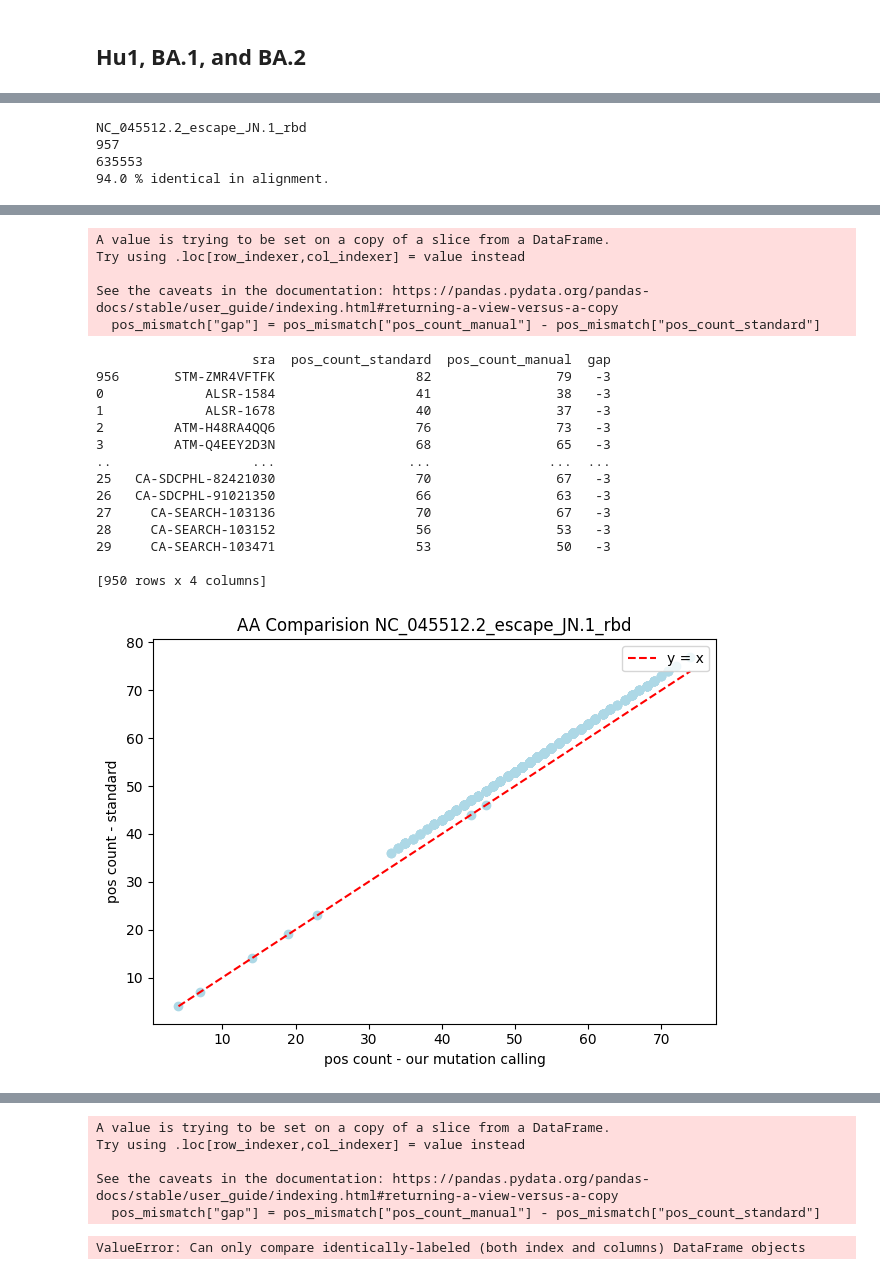
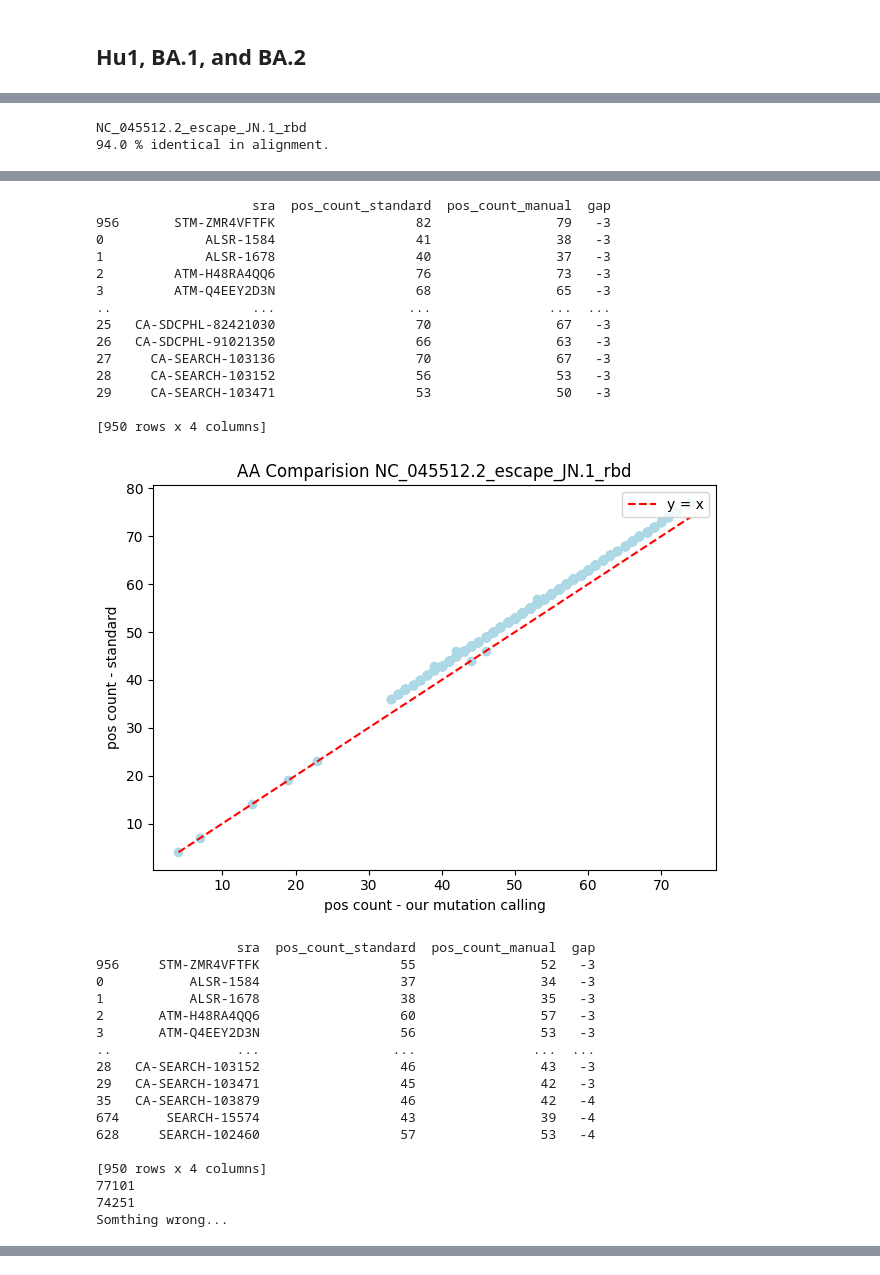
Before and after one commit to yutiachen5/bjorn_rep, a Jupyter notebook: output/sanity_check.ipynb, the cells around one changed output, grey strips where cells are left out. Saved outputs shown, nothing was run; the diff lists cells and outputs as text; code cells hidden in the pictures.

```diff
--- a/output/sanity_check.ipynb
+++ b/output/sanity_check.ipynb
@@ -263,30 +260,41 @@ Index: []
 73762
 73762
 # %%
-tmp1, tmp2 = compare(jn1_gf_dir, sc2_mm_dir, "NC_045512.2_escape_JN.1_rbd")
+# there should be mismatch here since I manually modify nucs in reference genome to make it compatibale with gofasta
+mut_a, mut_b, tmp1, tmp2 = compare(jn1_gf_dir, sc2_mm_dir, "NC_045512.2_escape_JN.1_rbd")
 # %% [output]
 NC_045512.2_escape_JN.1_rbd
-957
-635553
 94.0 % identical in alignment.
 [figure]
-A value is trying to be set on a copy of a slice from a DataFrame.
-Try using .loc[row_indexer,col_indexer] = value instead
+                    sra  pos_count_standard  pos_count_manual  gap
+956       STM-ZMR4VFTFK                  82                79   -3
+0             ALSR-1584                  41                38   -3
+1             ALSR-1678                  40                37   -3
+2         ATM-H48RA4QQ6                  76                73   -3
+3         ATM-Q4EEY2D3N                  68                65   -3
+..                  ...                 ...               ...  ...
+25   CA-SDCPHL-82421030                  70                67   -3
+26   CA-SDCPHL-91021350                  66                63   -3
+27     CA-SEARCH-103136                  70                67   -3
+28     CA-SEARCH-103152                  56                53   -3
+29     CA-SEARCH-103471                  53                50   -3
 
-See the caveats in the documentation: https://pandas.pydata.org/pandas-docs/stable/user_guide/indexing.html#returning-a-view-versus-a-copy
-  pos_mismatch["gap"] = pos_mismatch["pos_count_manual"] - pos_mismatch["pos_count_standard"]
+[950 rows x 4 columns]
+[figure]
-                    sra  pos_count_standard  pos_count_manual  gap
-956       STM-ZMR4VFTFK                  82                79   -3
-0             ALSR-1584                  41                38   -3
-1             ALSR-1678                  40                37   -3
-2         ATM-H48RA4QQ6                  76                73   -3
-3         ATM-Q4EEY2D3N                  68                65   -3
-..                  ...                 ...               ...  ...
-25   CA-SDCPHL-82421030                  70                67   -3
-26   CA-SDCPHL-91021350                  66                63   -3
-27     CA-SEARCH-103136                  70                67   -3
-28     CA-SEARCH-103152                  56                53   -3
-29     CA-SEARCH-103471                  53                50   -3
+                  sra  pos_count_standard  pos_count_manual  gap
+956     STM-ZMR4VFTFK                  55                52   -3
+0           ALSR-1584                  37                34   -3
+1           ALSR-1678                  38                35   -3
+2       ATM-H48RA4QQ6                  60                57   -3
+3       ATM-Q4EEY2D3N                  56                53   -3
+..                ...                 ...               ...  ...
+28   CA-SEARCH-103152                  46                43   -3
+29   CA-SEARCH-103471                  45                42   -3
+35   CA-SEARCH-103879                  46                42   -4
+674      SEARCH-15574                  43                39   -4
+628     SEARCH-102460                  57                53   -4
 
 [950 rows x 4 columns]
+77101
+74251
+Somthing wrong...
-[figure]
@@ -309,7 +301 @@ See the caveats in the documentation: https://pandas.pydata.org/pandas-docs/stab
-A value is trying to be set on a copy of a slice from a DataFrame.
-Try using .loc[row_indexer,col_indexer] = value instead
-
-See the caveats in the documentation: https://pandas.pydata.org/pandas-docs/stable/user_guide/indexing.html#returning-a-view-versus-a-copy
-  pos_mismatch["gap"] = pos_mismatch["pos_count_manual"] - pos_mismatch["pos_count_standard"]
-ValueError: Can only compare identically-labeled (both index and columns) DataFrame objects
 # %%
```
Also changed, not shown: parts of 18 cells of this notebook, 3 other files.
